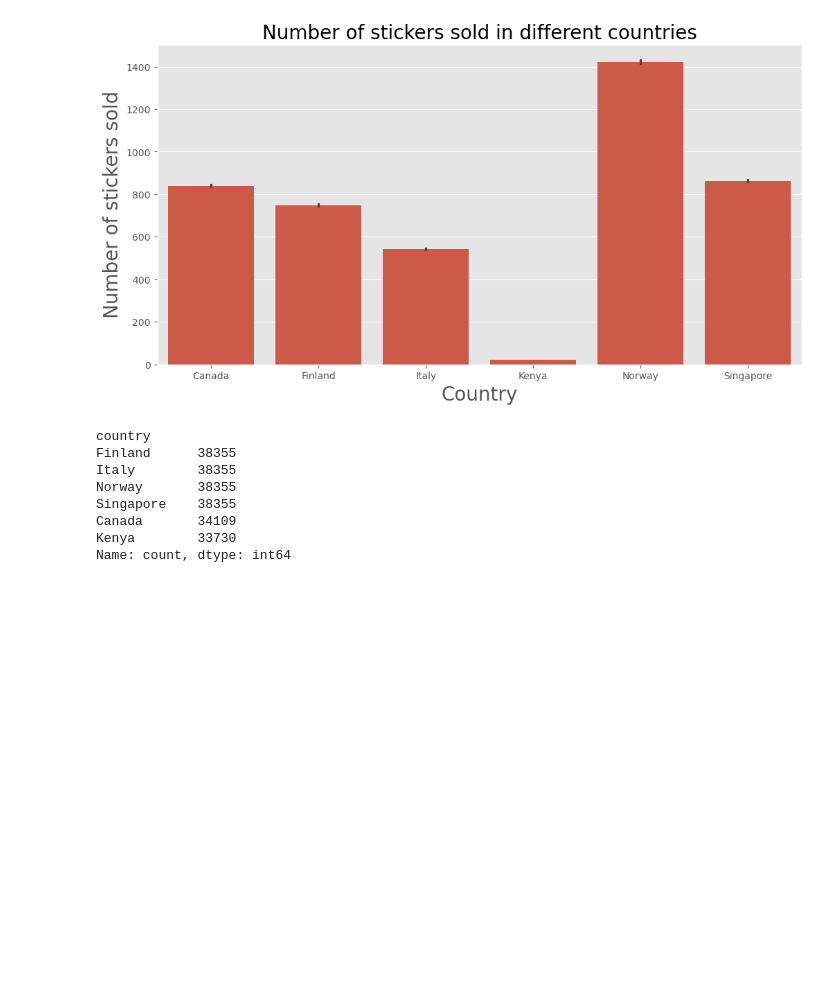
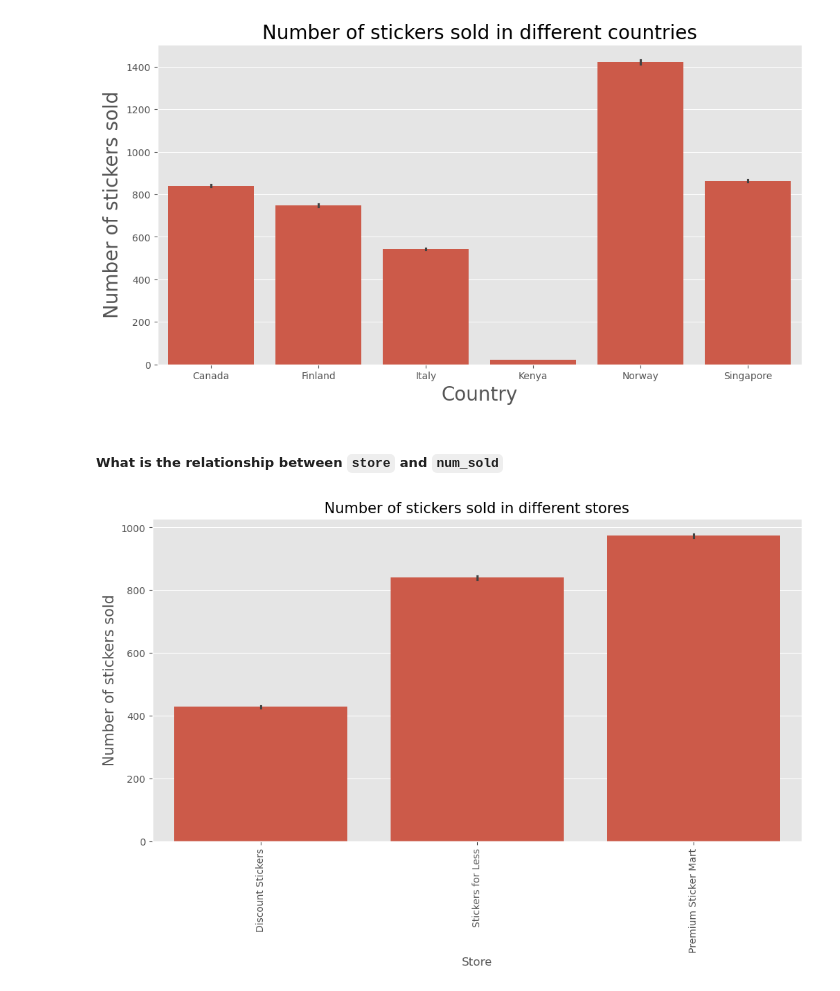
Before and after one commit to janejeshen/Forecasting-sticker-sales, a Jupyter notebook: forecasting-sticker-sales.ipynb, the cells around one changed output. Drawn from its saved outputs; the diff is of its cells as text; code cells hidden in the pictures; blank space fills up the shorter version.

```diff
--- a/forecasting-sticker-sales.ipynb
+++ b/forecasting-sticker-sales.ipynb
@@ -441,14 +455,20 @@ plt.title("Number of stickers sold in different countries",fontsize=20)
 plt.show()
 # %% [output]
 [figure]
-# %%
-train.country.value_counts()
-# %% [output]
-country
-Finland      38355
-Italy        38355
-Norway       38355
-Singapore    38355
-Canada       34109
-Kenya        33730
-Name: count, dtype: int64
+# %% [markdown]
+##### What is the relationship between `store` and `num_sold`
+# %%
+# Setting the size of the plot
+plt.figure(figsize=(12,6))
+
+# Plotting a graph to show the number of stickers sold in different store
+sns.barplot(data=train, x="store", y="num_sold")
+
+# labelling the graph
+plt.xlabel("Store")
+plt.ylabel("Number of stickers sold",fontsize=15)
+plt.title("Number of stickers sold in different stores",fontsize=15)
+plt.xticks(rotation=90)
+plt.show()
+# %% [output]
+[figure, added]
```
Also changed, not shown: parts of 10 cells of this notebook.
